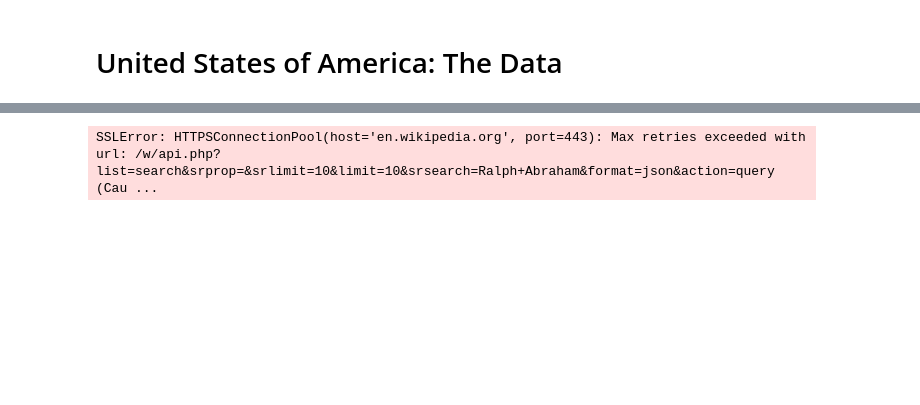
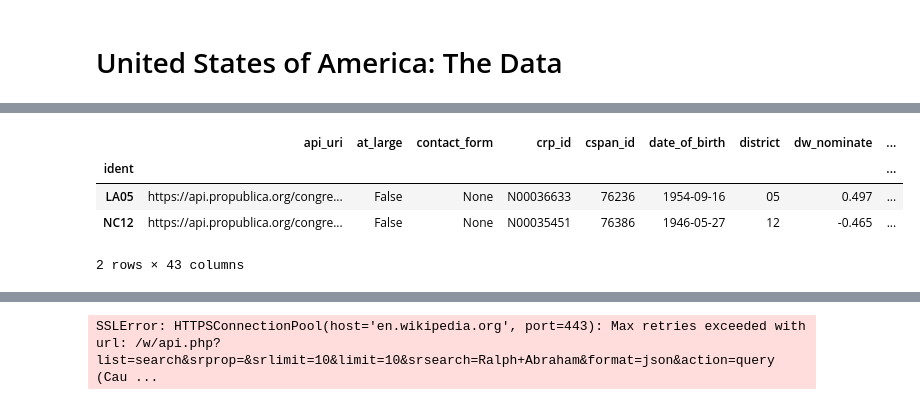
Before and after one commit to DomCritchlow/USA_in_Data, a Jupyter notebook: Tester_Notebook.ipynb, the cells around one changed output, grey strips where cells are left out. Cells and saved outputs as stored; diff of their text form; code cells hidden in the pictures; blank space fills up the shorter version.

```diff
--- a/Tester_Notebook.ipynb
+++ b/Tester_Notebook.ipynb
@@ -228,0 +37,21 @@ SSLError: HTTPSConnectionPool(host='api.propublica.org', port=443): Max retries
+# %%
+mdf.head(2)
+mdf['state']
+
+mask = mdf.district == "At-Large"
+mdf.loc[mask, 'district'] = '00'
+
+
+mdf['district'] = mdf['district'].apply(lambda x: x.zfill(2))
+mdf['district']
+
+mdf['ident']= mdf['state']+ mdf['district']
+mdf['ident'] = mdf['ident'].astype(str)
+mdf.set_index('ident',inplace=True)
+mdf.head(2)
+# %% [output]
+|  | api_uri | at_large | contact_form | crp_id | cspan_id | date_of_birth | district | dw_nominate | ... |
+| ident |  |  |  |  |  |  |  |  | ... |
+| LA05 | https://api.propublica.org/congre... | False | None | N00036633 | 76236 | 1954-09-16 | 05 | 0.497 | ... |
+| NC12 | https://api.propublica.org/congre... | False | None | N00035451 | 76386 | 1946-05-27 | 12 | -0.465 | ... |
+2 rows × 43 columns
```
Also changed, not shown: parts of 23 cells of this notebook, 17 other files.
